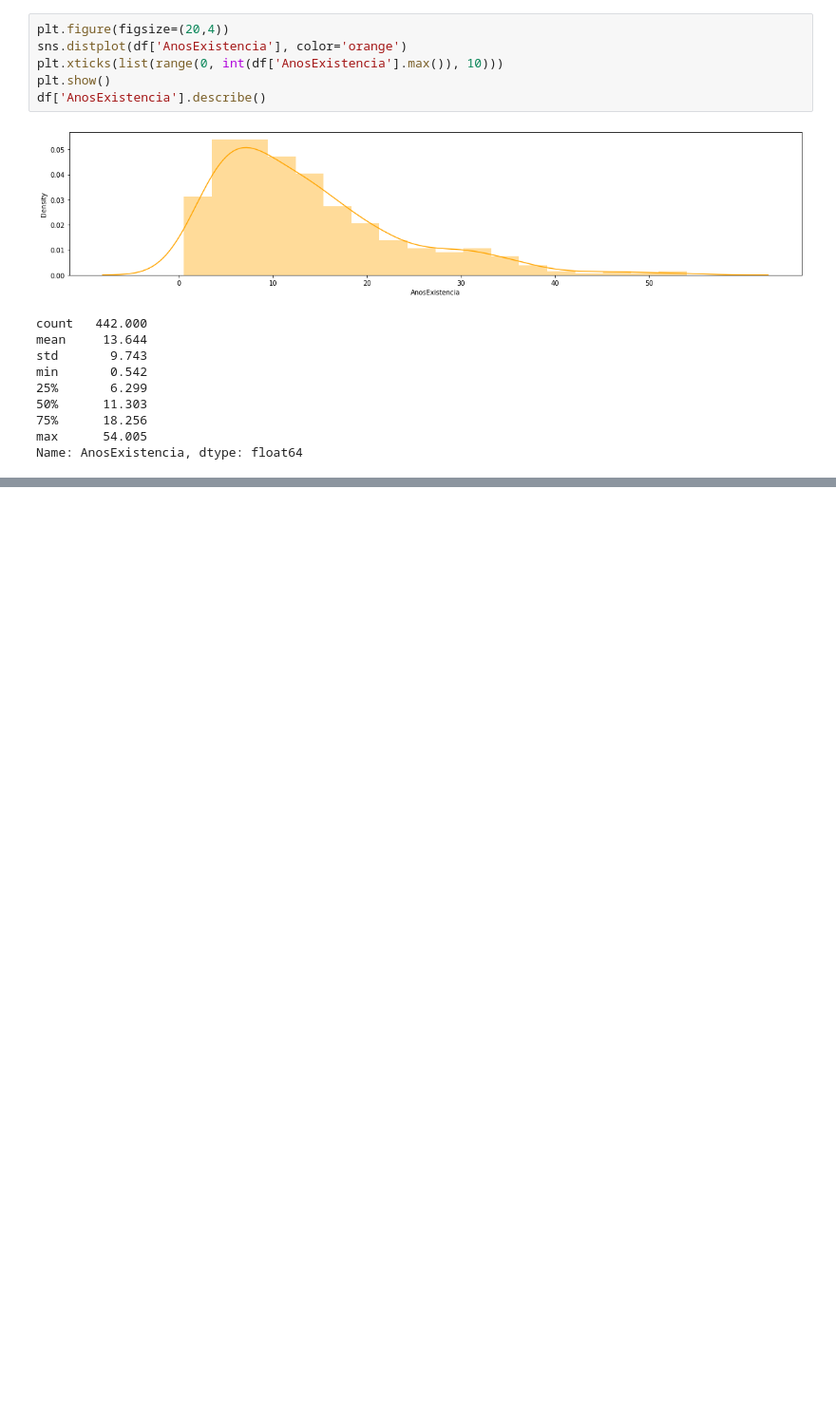
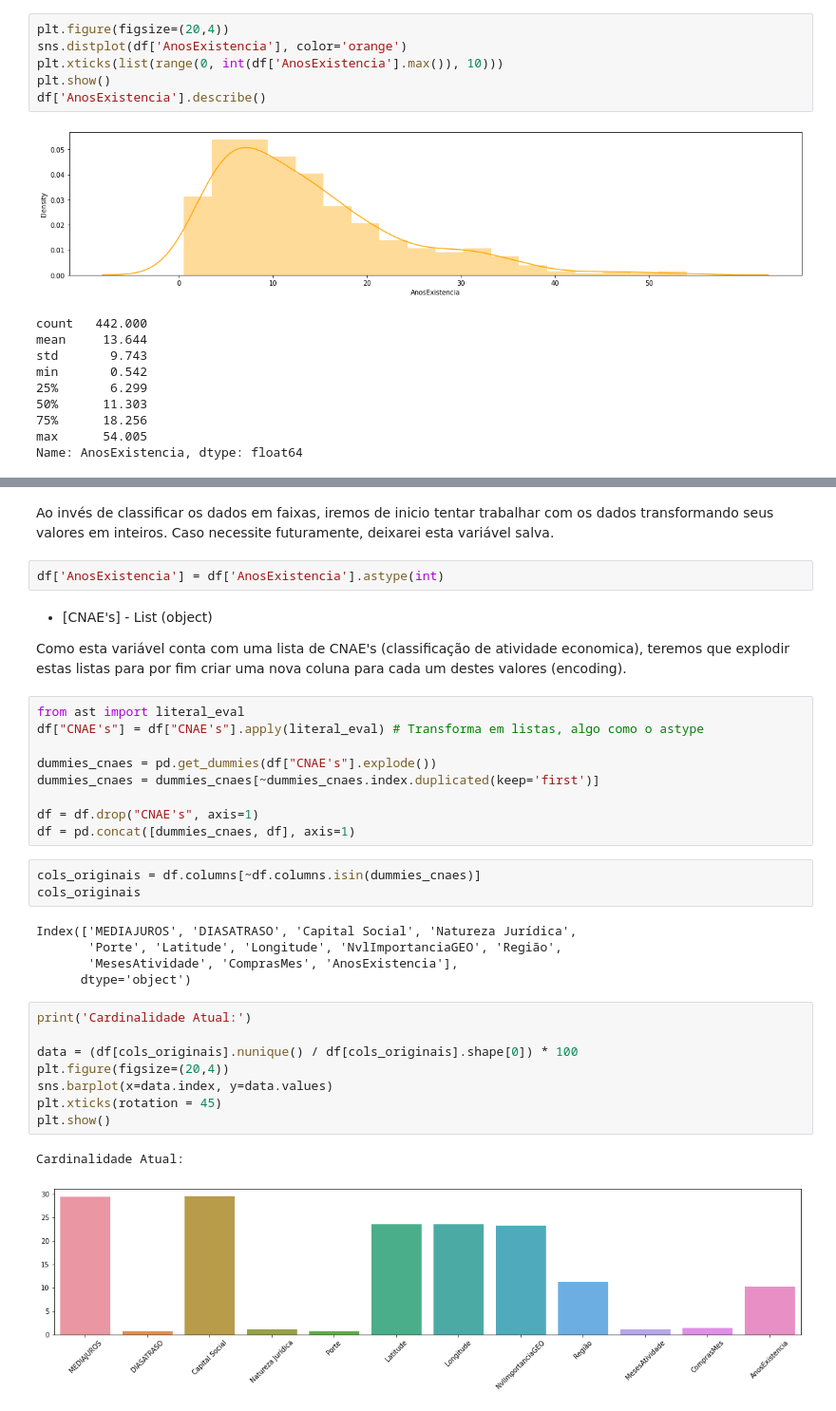
Before and after one commit to evanjr99/Customer-Cluster, a Jupyter notebook: Clusterização - Porte da Empresa.ipynb, the cells around one changed output, grey strips where cells are left out. Shown: that part at 95% size. Saved outputs shown, nothing was run; the diff lists cells and outputs as text; blank space fills up the shorter version.

Commit message:
Update Clusterização - Porte da Empresa.ipynb
Primeira Análise (Cardinalidade) completa - Analisar a disposição dos dados e correlações.

```diff
--- a/Clusterização - Porte da Empresa.ipynb
+++ b/Clusterização - Porte da Empresa.ipynb
@@ -420,0 +419,36 @@ Iremos categorizar os dados de 4 em
+# %% [markdown]
+Ao invés de classificar os dados em faixas, iremos de inicio tentar trabalhar com os dados transformando seus valores em inteiros. Caso necessite futuramente, deixarei esta variável salva.
+# %%
+df['AnosExistencia'] = df['AnosExistencia'].astype(int)
+# %% [markdown]
+- [CNAE's] - List (object)
+
+Como esta variável conta com uma lista de CNAE's (classificação de atividade economica), teremos que explodir estas listas para por fim criar uma nova coluna para cada um destes valores (encoding).
+# %%
+from ast import literal_eval
+df["CNAE's"] = df["CNAE's"].apply(literal_eval) # Transforma em listas, algo como o astype
+
+dummies_cnaes = pd.get_dummies(df["CNAE's"].explode())
+dummies_cnaes = dummies_cnaes[~dummies_cnaes.index.duplicated(keep='first')]
+
+df = df.drop("CNAE's", axis=1)
+df = pd.concat([dummies_cnaes, df], axis=1)
+# %%
+cols_originais = df.columns[~df.columns.isin(dummies_cnaes)]
+cols_originais
+# %% [output]
+Index(['MEDIAJUROS', 'DIASATRASO', 'Capital Social', 'Natureza Jurídica',
+       'Porte', 'Latitude', 'Longitude', 'NvlImportanciaGEO', 'Região',
+       'MesesAtividade', 'ComprasMes', 'AnosExistencia'],
+      dtype='object')
+# %%
+print('Cardinalidade Atual:')
+
+data = (df[cols_originais].nunique() / df[cols_originais].shape[0]) * 100
+plt.figure(figsize=(20,4))
+sns.barplot(x=data.index, y=data.values)
+plt.xticks(rotation = 45)
+plt.show()
+# %% [output]
+Cardinalidade Atual:
+[figure, added]
```
Also changed, not shown: parts of 4 cells of this notebook.
